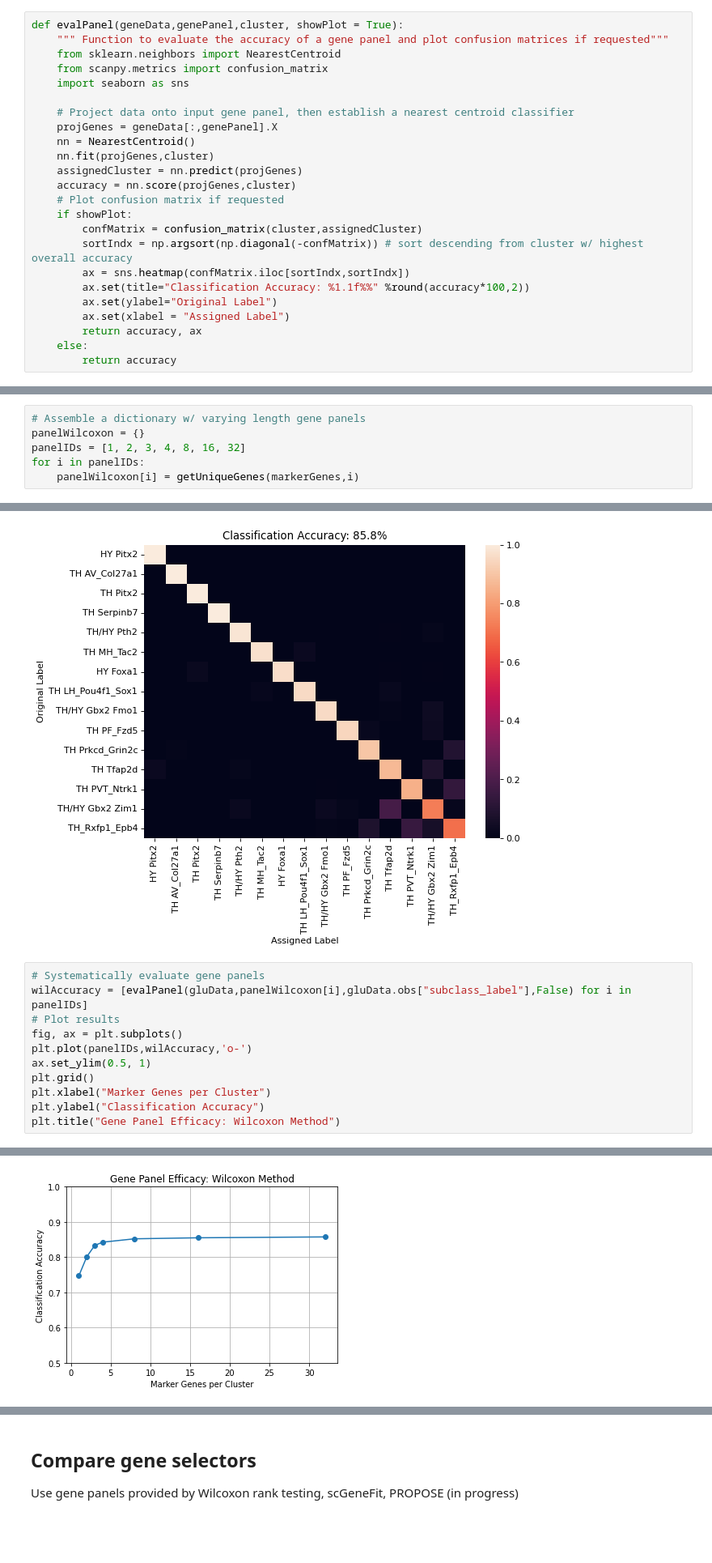
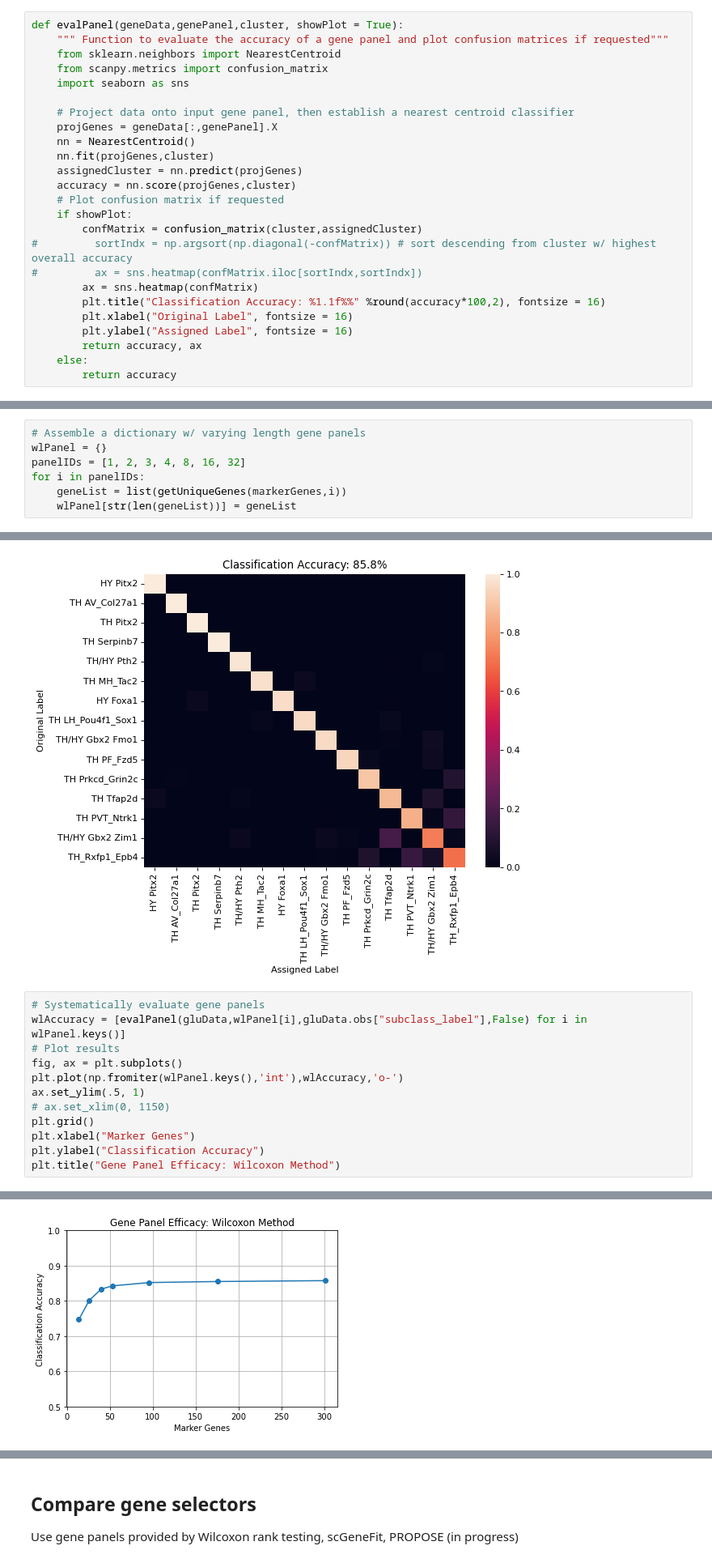
Before and after one commit to mathewsummers/Thalamus-scRNAseq, a Jupyter notebook: Code/Subclass Panel Benchmarking.ipynb, the cells around one changed output, grey strips where cells are left out. Shown: that part at 81% size. Cells and saved outputs as stored; diff of their text form; blank space fills up the shorter version.

```diff
--- a/Code/Subclass Panel Benchmarking.ipynb
+++ b/Code/Subclass Panel Benchmarking.ipynb
@@ -54,11 +82,12 @@ def evalPanel(geneData,genePanel,cluster, showPlot = True):
     # Plot confusion matrix if requested
     if showPlot:
         confMatrix = confusion_matrix(cluster,assignedCluster)
-        sortIndx = np.argsort(np.diagonal(-confMatrix)) # sort descending from cluster w/ highest overall accuracy
-        ax = sns.heatmap(confMatrix.iloc[sortIndx,sortIndx])
-        ax.set(title="Classification Accuracy: %1.1f%%" %round(accuracy*100,2))
-        ax.set(ylabel="Original Label")
-        ax.set(xlabel = "Assigned Label")
+#         sortIndx = np.argsort(np.diagonal(-confMatrix)) # sort descending from cluster w/ highest overall accuracy
+#         ax = sns.heatmap(confMatrix.iloc[sortIndx,sortIndx])
+        ax = sns.heatmap(confMatrix)
+        plt.title("Classification Accuracy: %1.1f%%" %round(accuracy*100,2), fontsize = 16)
+        plt.xlabel("Original Label", fontsize = 16)
+        plt.ylabel("Assigned Label", fontsize = 16)
         return accuracy, ax
     else:
         return accuracy
@@ -79,10 +108,11 @@ for indx in gluData.uns["rank_genes_groups"]["pts"].columns:
     markerGenes[indx] = genesFiltered["names"][0:32].tolist()
 # %%
 # Assemble a dictionary w/ varying length gene panels
-panelWilcoxon = {}
+wlPanel = {}
 panelIDs = [1, 2, 3, 4, 8, 16, 32]
 for i in panelIDs:
-    panelWilcoxon[i] = getUniqueGenes(markerGenes,i)
+    geneList = list(getUniqueGenes(markerGenes,i))
+    wlPanel[str(len(geneList))] = geneList
 # %%
 panelWilcoxon[32]
 # %% [output]
@@ -111,15 +141,16 @@ evalPanel(gluData,panelWilcoxon[32],gluData.obs["subclass_label"],True);
 [figure]
 # %%
 # Systematically evaluate gene panels
-wilAccuracy = [evalPanel(gluData,panelWilcoxon[i],gluData.obs["subclass_label"],False) for i in panelIDs]
+wlAccuracy = [evalPanel(gluData,wlPanel[i],gluData.obs["subclass_label"],False) for i in wlPanel.keys()]
 # Plot results
 fig, ax = plt.subplots()
-plt.plot(panelIDs,wilAccuracy,'o-')
-ax.set_ylim(0.5, 1)
+plt.plot(np.fromiter(wlPanel.keys(),'int'),wlAccuracy,'o-')
+ax.set_ylim(.5, 1)
+# ax.set_xlim(0, 1150)
 plt.grid()
-plt.xlabel("Marker Genes per Cluster")
+plt.xlabel("Marker Genes")
 plt.ylabel("Classification Accuracy")
 plt.title("Gene Panel Efficacy: Wilcoxon Method")
 # %% [output]
 Text(0.5, 1.0, 'Gene Panel Efficacy: Wilcoxon Method')
-[figure, old version]
+[figure, new version]
```
Also changed, not shown: parts of 8 cells of this notebook, 3 other files.
